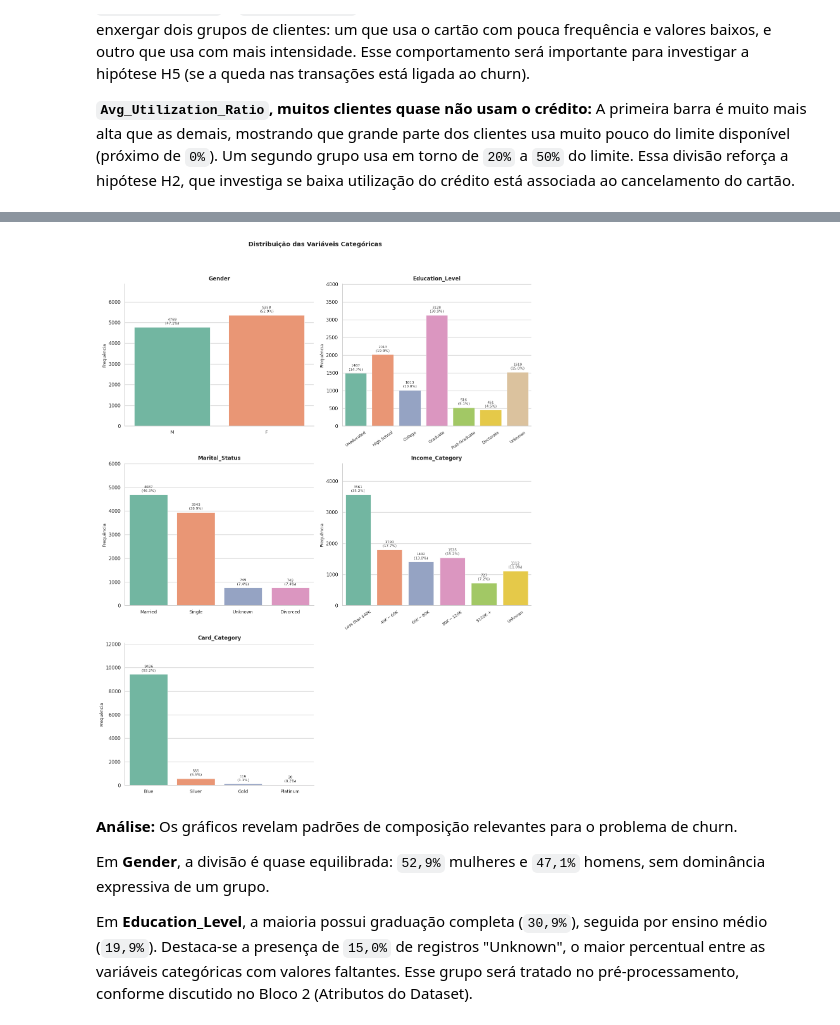
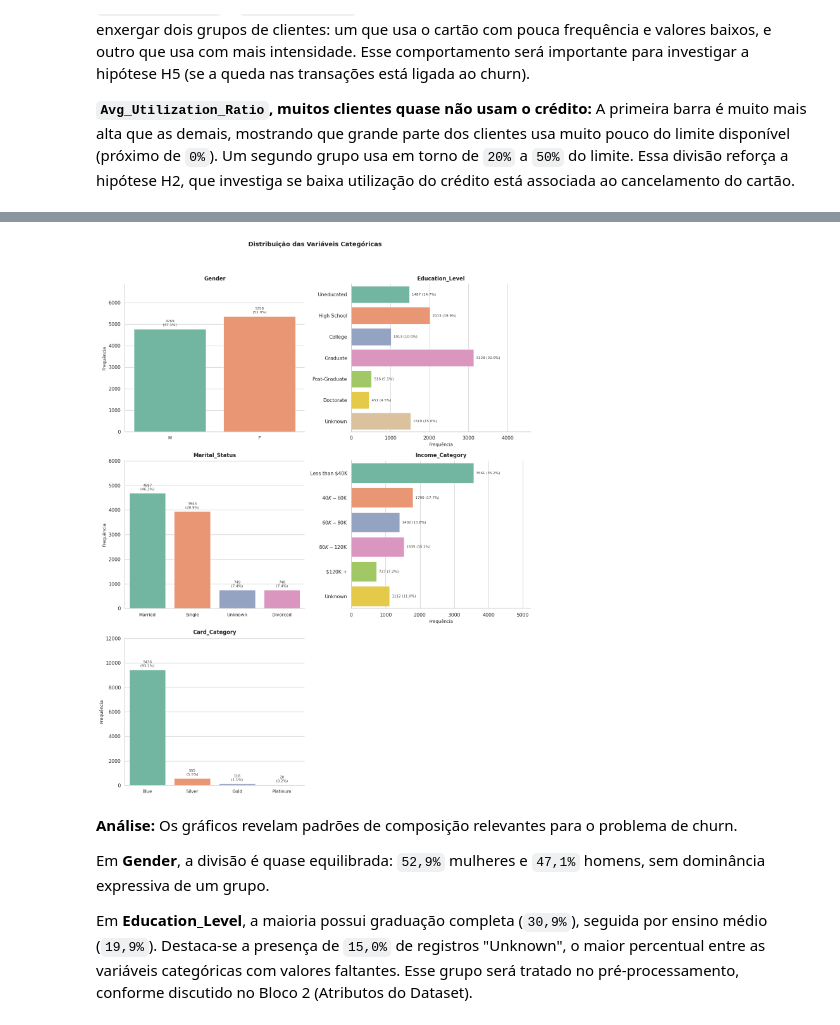
Before and after one commit to diogorblessa/mvp-credit-card-churn, a Jupyter notebook: notebooks/mvp_eda_preprocessing.ipynb, the cells around one changed output, grey strips where cells are left out. Drawn from its saved outputs; the diff is of its cells as text; code cells hidden in the pictures.

Commit message:
Bloco 4d: análises bivariadas, correlação e valores nulos

```diff
--- a/notebooks/mvp_eda_preprocessing.ipynb
+++ b/notebooks/mvp_eda_preprocessing.ipynb
@@ -582,64 +595,85 @@ O dataset possui `5` variáveis categóricas: `Gender`, `Education_Level`, `Mari
 
 categoricas = ['Gender', 'Education_Level', 'Marital_Status',
                'Income_Category', 'Card_Category']
 
 # Ordem lógica para variáveis ordinais
 ordens = {
     'Education_Level': ['Uneducated', 'High School', 'College', 'Graduate',
                         'Post-Graduate', 'Doctorate', 'Unknown'],
     'Income_Category': ['Less than $40K', '$40K - $60K', '$60K - $80K',
                         '$80K - $120K', '$120K +', 'Unknown'],
     'Card_Category': ['Blue', 'Silver', 'Gold', 'Platinum']
 }
 
+# Variáveis com labels longos usam barras horizontais para evitar rotação de texto
+horizontais = {'Income_Category', 'Education_Level'}
+
 fig, axes = plt.subplots(3, 2, figsize=(14, 18))
 axes = axes.flatten()
+total = len(df)
 
 for i, col in enumerate(categoricas):
     ordem = ordens.get(col, None)
-    sns.countplot(data=df, x=col, ax=axes[i], palette='Set2', order=ordem,
-                  edgecolor='white', linewidth=0.5)
+
+    if col in horizontais:
+        # Gráfico horizontal: labels no eixo y, sem necessidade de rotação
+        sns.countplot(data=df, y=col, ax=axes[i], palette='Set2', order=ordem,
+                      edgecolor='white', linewidth=0.5)
+        axes[i].set_xlabel('Frequência', fontsize=10)
+        axes[i].set_ylabel('')
+
+        x_top = axes[i].get_xlim()[1]
+
+        for patch in axes[i].patches:
+            largura = patch.get_width()
+            if largura > 0:
+                percentual = largura / total * 100
+                axes[i].text(
+                    largura + x_top * 0.02,
+                    patch.get_y() + patch.get_height() / 2,
+                    f'{int(largura)} ({percentual:.1f}%)',
+                    ha='left', va='center', fontsize=8, color='#333333'
+                )
+
+        x_top = axes[i].get_xlim()[1]
+        axes[i].set_xlim(0, x_top * 1.40)
+
+    else:
+        # Gráfico vertical: labels curtos não precisam de rotação
+        sns.countplot(data=df, x=col, ax=axes[i], palette='Set2', order=ordem,
+                      edgecolor='white', linewidth=0.5)
+        axes[i].set_xlabel('')
+        axes[i].set_ylabel('Frequência', fontsize=10)
+        axes[i].tick_params(axis='x', labelsize=10)
+
+        y_top = axes[i].get_ylim()[1]
+
+        for patch in axes[i].patches:
+            altura = patch.get_height()
+            if altura > 0:
+                percentual = altura / total * 100
+                axes[i].text(
+                    patch.get_x() + patch.get_width() / 2,
+                    altura + y_top * 0.02,
+                    f'{int(altura)}\n({percentual:.1f}%)',
+                    ha='center', va='bottom', fontsize=8, color='#333333'
+                )
+
+        y_top = axes[i].get_ylim()[1]
+        axes[i].set_ylim(0, y_top * 1.22)
 
     axes[i].set_title(col, fontsize=12, fontweight='bold', pad=8)
-    axes[i].set_xlabel('')
-    axes[i].set_ylabel('Frequência', fontsize=10)
-
-    # Rotacionar labels para variáveis com muitas categorias
-    if col in ['Income_Category', 'Education_Level']:
-        axes[i].tick_params(axis='x', rotation=35, labelsize=9)
-    else:
-        axes[i].tick_params(axis='x', labelsize=10)
-
-    # Capturar ylim após o countplot
-    y_top = axes[i].get_ylim()[1]
-
-    # Valores absolutos e percentuais em cima de cada barra
-    total = len(df)
-    for patch in axes[i].patches:
-        altura = patch.get_height()
-        if altura > 0:
-            pct = altura / total * 100
-            axes[i].text(
-                patch.get_x() + patch.get_width() / 2,
-                altura + y_top * 0.02,
-                f'{int(altura)}\n({pct:.1f}%)',
-                ha='center', va='bottom', fontsize=8, color='#333333'
-            )
-
-    # Expandir ylim para acomodar as anotações (2 linhas de texto)
-    y_top = axes[i].get_ylim()[1]
-    axes[i].set_ylim(0, y_top * 1.22)
 
 # Remover o eixo extra (5 categóricas em grid 3x2)
 fig.delaxes(axes[5])
 
 plt.suptitle('Distribuição das Variáveis Categóricas',
              fontsize=14, fontweight='bold')
 sns.despine(fig=fig)
 plt.tight_layout(rect=[0, 0, 1, 0.95])
 plt.show()
 # %% [output]
-[figure, old version]
+[figure, new version]
 # %% [markdown]
 **Análise:** Os gráficos revelam padrões de composição relevantes para o problema de churn.
 
```
Also changed, not shown: parts of 33 cells of this notebook.
